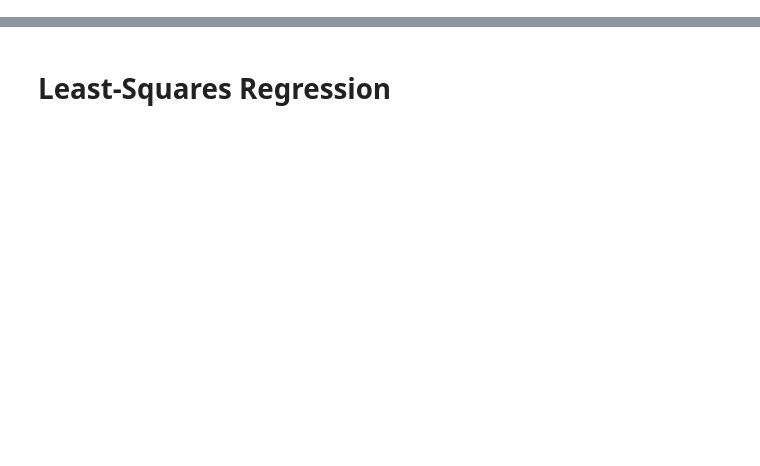
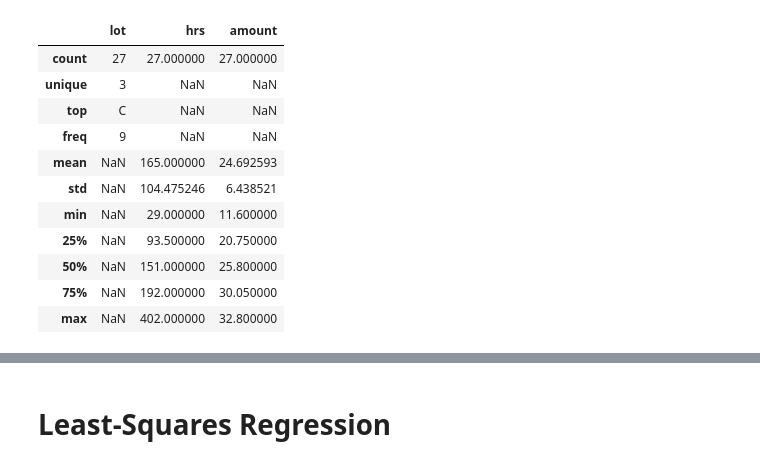
Before and after one commit to nknezek/BuffettGroup, a Jupyter notebook: 20S/02-06/01-Efron-Ch9-Python.ipynb, the cells around one changed output, grey strips where cells are left out. Cells and saved outputs as stored; diff of their text form; code cells hidden in the pictures; blank space fills up the shorter version.

```diff
--- a/20S/02-06/01-Efron-Ch9-Python.ipynb
+++ b/20S/02-06/01-Efron-Ch9-Python.ipynb
@@ -65,0 +40,15 @@ C  [111.          28.92222222]
+# %%
+hormone_data.describe(include='all')
+# %% [output]
+|  | lot | hrs | amount |
+| count | 27 | 27.000000 | 27.000000 |
+| unique | 3 | NaN | NaN |
+| top | C | NaN | NaN |
+| freq | 9 | NaN | NaN |
+| mean | NaN | 165.000000 | 24.692593 |
+| std | NaN | 104.475246 | 6.438521 |
+| min | NaN | 29.000000 | 11.600000 |
+| 25% | NaN | 93.500000 | 20.750000 |
+| 50% | NaN | 151.000000 | 25.800000 |
+| 75% | NaN | 192.000000 | 30.050000 |
+| max | NaN | 402.000000 | 32.800000 |
```
Also changed, not shown: parts of 24 cells of this notebook, 2 other files.
